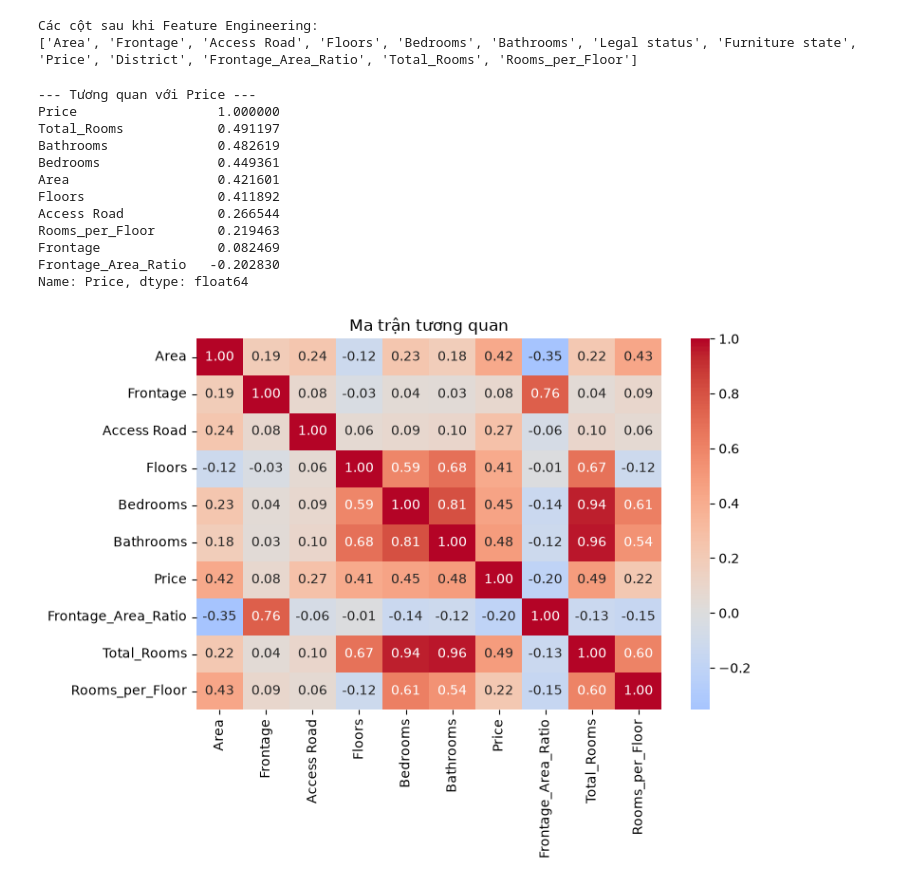
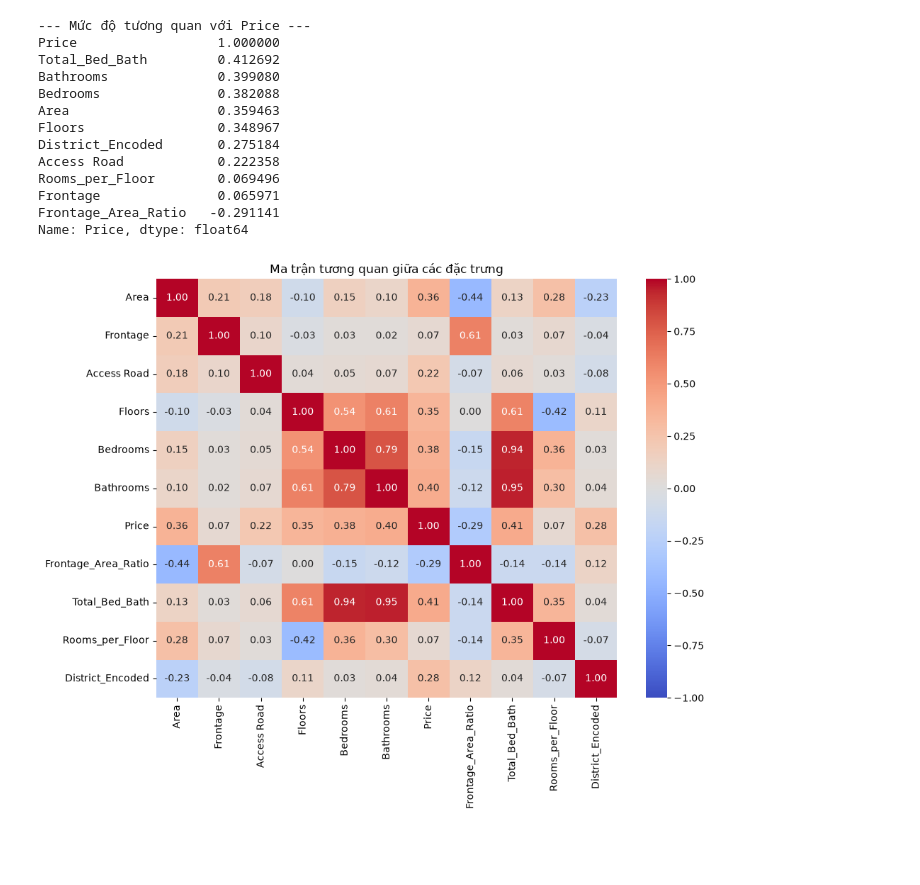
Before and after one commit to HuynhNgocTien183/RealEstateTrading, a Jupyter notebook: ml/notebooks/train.ipynb, the cells around one changed output. Saved outputs shown, nothing was run; the diff lists cells and outputs as text; code cells hidden in the pictures; blank space fills up the shorter version.

```diff
--- a/ml/notebooks/train.ipynb
+++ b/ml/notebooks/train.ipynb
@@ -124,48 +144,57 @@ Loại outlier: 3125 -> 3125 dòng
 # %%
 # --------------------------------------------------
-# 3. FEATURE ENGINEERING
+# 3. FEATURE ENGINEERING (TỐI ƯU LOGIC THỰC TẾ)
 # --------------------------------------------------
 if 'Frontage' in df.columns and 'Area' in df.columns:
-    df['Frontage_Area_Ratio'] = df['Frontage'] / (df['Area'] + 1)
+    # Tỷ lệ mặt tiền / diện tích (không cộng 1 vào Area vì diện tích luôn > 0)
+    df['Frontage_Area_Ratio'] = df['Frontage'] / np.where(df['Area'] == 0, np.nan, df['Area'])
+    df['Frontage_Area_Ratio'] = df['Frontage_Area_Ratio'].fillna(0)
 
 if 'Bedrooms' in df.columns and 'Bathrooms' in df.columns:
-    df['Total_Rooms'] = df['Bedrooms'] + df['Bathrooms']
+    df['Total_Bed_Bath'] = df['Bedrooms'] + df['Bathrooms']
+
     if 'Floors' in df.columns:
-        df['Rooms_per_Floor'] = df['Total_Rooms'] / (df['Floors'] + 1)
-
-print("\nCác cột sau khi Feature Engineering:")
-print(df.columns.tolist())
+        # Nếu Floors = 0 (nhà trệt), quy về 1 tầng để tránh chia cho 0
+        floors_corrected = np.where(df['Floors'] < 1, 1, df['Floors'])
+        df['Rooms_per_Floor'] = df['Total_Bed_Bath'] / floors_corrected
-# %% [output]
-Các cột sau khi Feature Engineering:
-['Area', 'Frontage', 'Access Road', 'Floors', 'Bedrooms', 'Bathrooms', 'Legal status', 'Furniture state', 'Price', 'District', 'Frontage_Area_Ratio', 'Total_Rooms', 'Rooms_per_Floor']
 # %%
 # --------------------------------------------------
-# 4. KIỂM TRA TƯƠNG QUAN
+# 4. KIỂM TRA TƯƠNG QUAN (BAO GỒM CẢ QUẬN/HUYỆN)
 # --------------------------------------------------
-numeric_df = df.select_dtypes(include=[np.number])
+# Tạo bản sao encoding tạm thời cho District để xem tương quan với Giá
+corr_df = df.copy()
+if 'District' in corr_df.columns:
+    # Mã hóa Quận/Huyện theo giá trung bình (Target Encoding) để đưa vào ma trận tương quan
+    district_map = corr_df.groupby('District')[TARGET_COL].mean()
+    corr_df['District_Encoded'] = corr_df['District'].map(district_map)
+
+numeric_df = corr_df.select_dtypes(include=[np.number])
 correlation = numeric_df.corr()[TARGET_COL].sort_values(ascending=False)
-print("\n--- Tương quan với Price ---")
+
+print("\n--- Mức độ tương quan với Price ---")
 print(correlation)
 
-plt.figure(figsize=(8, 6))
-sns.heatmap(numeric_df.corr(), annot=True, fmt='.2f', cmap='coolwarm', center=0)
-plt.title('Ma trận tương quan')
+# Vẽ Heatmap
+plt.figure(figsize=(10, 8))
+sns.heatmap(numeric_df.corr(), annot=True, fmt='.2f', cmap='coolwarm', center=0, vmin=-1, vmax=1)
+plt.title('Ma trận tương quan giữa các đặc trưng')
 plt.tight_layout()
 plt.show()
 # %% [output]
---- Tương quan với Price ---
+--- Mức độ tương quan với Price ---
 Price                  1.000000
-Total_Rooms            0.491197
-Bathrooms              0.482619
-Bedrooms               0.449361
-Area                   0.421601
-Floors                 0.411892
-Access Road            0.266544
-Rooms_per_Floor        0.219463
-Frontage               0.082469
-Frontage_Area_Ratio   -0.202830
+Total_Bed_Bath         0.412692
+Bathrooms              0.399080
+Bedrooms               0.382088
+Area                   0.359463
+Floors                 0.348967
+District_Encoded       0.275184
+Access Road            0.222358
+Rooms_per_Floor        0.069496
+Frontage               0.065971
+Frontage_Area_Ratio   -0.291141
 Name: Price, dtype: float64
-[figure, old version]
+[figure, new version]
 # %%
 # --------------------------------------------------
 # 5. CHIA TRAIN/TEST & LOG-TRANSFORM TARGET
```
Also changed, not shown: parts of 9 cells of this notebook, 35 other files.
